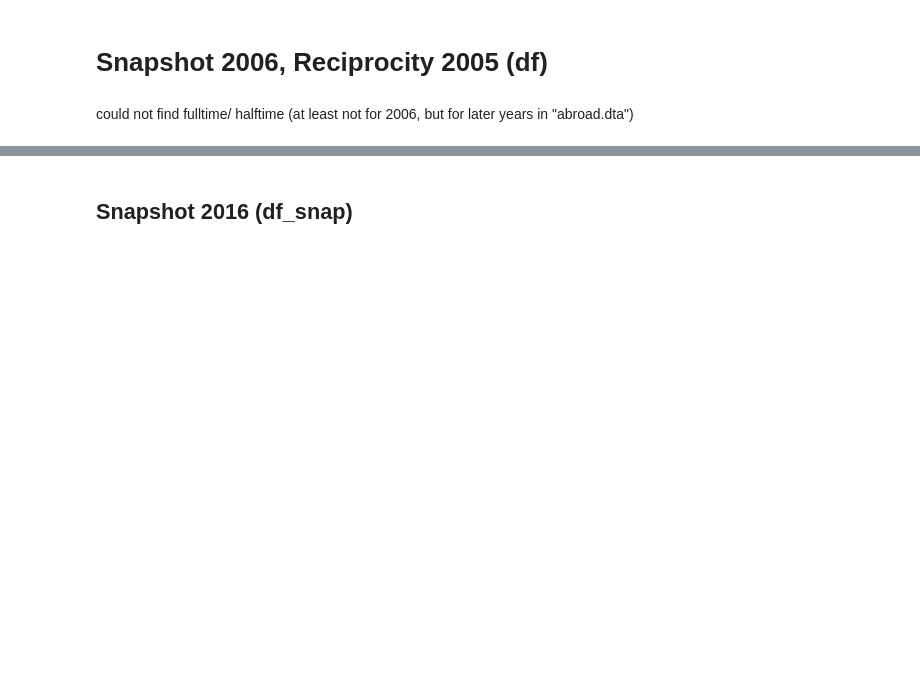
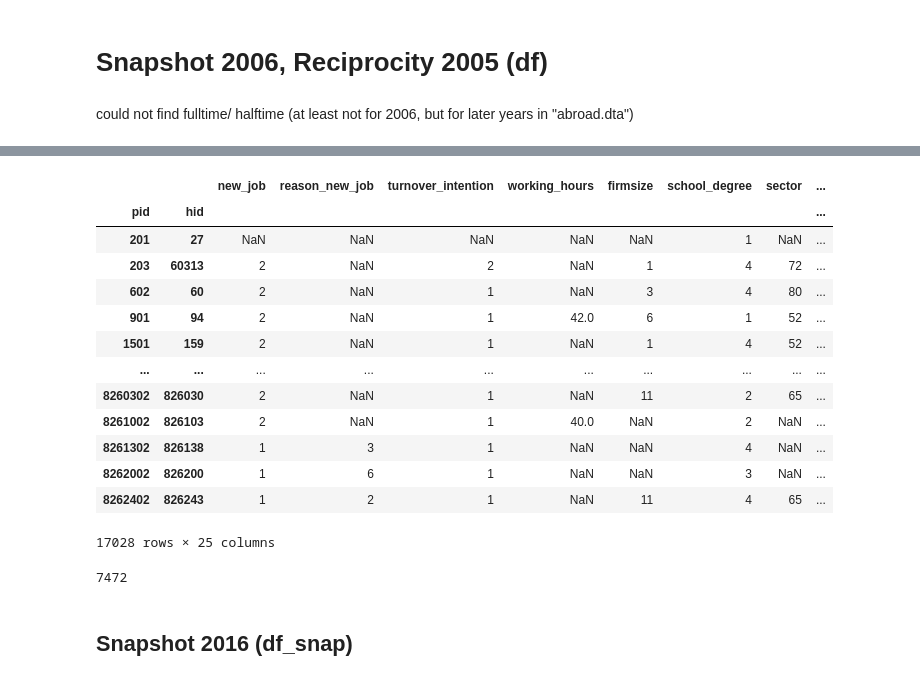
Before and after one commit to maxxxbb/ResearchModule, a Jupyter notebook: src/data_management/Datamanagement.ipynb, the cells around one changed output, grey strips where cells are left out. Saved outputs shown, nothing was run; the diff lists cells and outputs as text; code cells hidden in the pictures; blank space fills up the shorter version.

```diff
--- a/src/data_management/Datamanagement.ipynb
+++ b/src/data_management/Datamanagement.ipynb
@@ -371,18 +407,18 @@ df1 = df.mask(df < 0, np.nan)
 column_names = df1.columns
 
 # Create a list of columns to be updated, excluding the 'column_name_1' and 'column_name_2' columns
-columns_to_update = [col for col in column_names if col not in ['syear', 'year_birth', 'overtime', 'overime_paid', 'salary']]
+columns_to_update = [col for col in column_names if col not in ['syear', 'year_birth', 'overtime', 'overime_paid', 'salary', 'working_hours']]
 
 # Replace NA values with 0 for the selected columns
 df1[columns_to_update] = df1[columns_to_update].fillna(0)
 # %%
-int_columns = ['gender', 'take_revenge', 'similar_problems', 'insult_back','recog_sup', 'recog_effort', 'recog_personal', 'recog_pay', 'school_degree','satisfaction_work', 'firmsize', "felt_recog_pay", "felt_recog_sup", "felt_recog_effort"]
-
+int_columns = ['gender', 'take_revenge', 'similar_problems', 'insult_back','recog_sup', 'school_degree','satisfaction_work', 'firmsize', "turnover_intention", "reason_new_job", "new_job", "sector"]
+# 'recog_effort', 'recog_personal', 'recog_pay', "felt_recog_pay", "felt_recog_sup", "felt_recog_effort",
 for col in int_columns:
     df1[col] = df1[col].astype('int')
 
-category_columns = ['gender', 'take_revenge', 'similar_problems', 'insult_back','recog_effort', 'recog_personal', 'recog_pay', 'school_degree','satisfaction_work', 'firmsize', "felt_recog_pay", "felt_recog_sup", "felt_recog_effort"]
-
+category_columns = ['gender', 'take_revenge', 'similar_problems', 'insult_back', 'school_degree','satisfaction_work', 'firmsize', "turnover_intention", "reason_new_job", "new_job", "sector"]
+# 'recog_effort', 'recog_personal', 'recog_pay', "felt_recog_pay", "felt_recog_sup", "felt_recog_effort",
 for col in category_columns:
     df1[col] = df1[col].astype('category')
 # %%
@@ -404,0 +442,32 @@ df1["relative_salary"] = df1["salary"] / df1["sector_avg_salary"]
+# %%
+def calculate_combined(row):
+    if (row['new_job'] == 1 and row['reason_new_job'] == 3) or row['turnover_intention'] == 1:
+        return 1
+    elif (row['new_job'] != 1 or row['reason_new_job'] != 3) and row['turnover_intention'] == 2:
+        return 2
+    else:
+        return 'invalid'
+
+df1 = df1.assign(all_turnover_intentions=df1.apply(calculate_combined, axis=1))
+# %%
+df1
+# %% [output]
+|  |  | new_job | reason_new_job | turnover_intention | working_hours | firmsize | school_degree | sector | ... |
+| pid | hid |  |  |  |  |  |  |  | ... |
+| 201 | 27 | NaN | NaN | NaN | NaN | NaN | 1 | NaN | ... |
+| 203 | 60313 | 2 | NaN | 2 | NaN | 1 | 4 | 72 | ... |
+| 602 | 60 | 2 | NaN | 1 | NaN | 3 | 4 | 80 | ... |
+| 901 | 94 | 2 | NaN | 1 | 42.0 | 6 | 1 | 52 | ... |
+| 1501 | 159 | 2 | NaN | 1 | NaN | 1 | 4 | 52 | ... |
+| ... | ... | ... | ... | ... | ... | ... | ... | ... | ... |
+| 8260302 | 826030 | 2 | NaN | 1 | NaN | 11 | 2 | 65 | ... |
+| 8261002 | 826103 | 2 | NaN | 1 | 40.0 | NaN | 2 | NaN | ... |
+| 8261302 | 826138 | 1 | 3 | 1 | NaN | NaN | 4 | NaN | ... |
+| 8262002 | 826200 | 1 | 6 | 1 | NaN | NaN | 3 | NaN | ... |
+| 8262402 | 826243 | 1 | 2 | 1 | NaN | 11 | 4 | 65 | ... |
+17028 rows × 25 columns
+# %%
+nan_count = df1['turnover_intention'].isna().sum()
+nan_count
+# %% [output]
+7472
```
Also changed, not shown: parts of 16 cells of this notebook.
